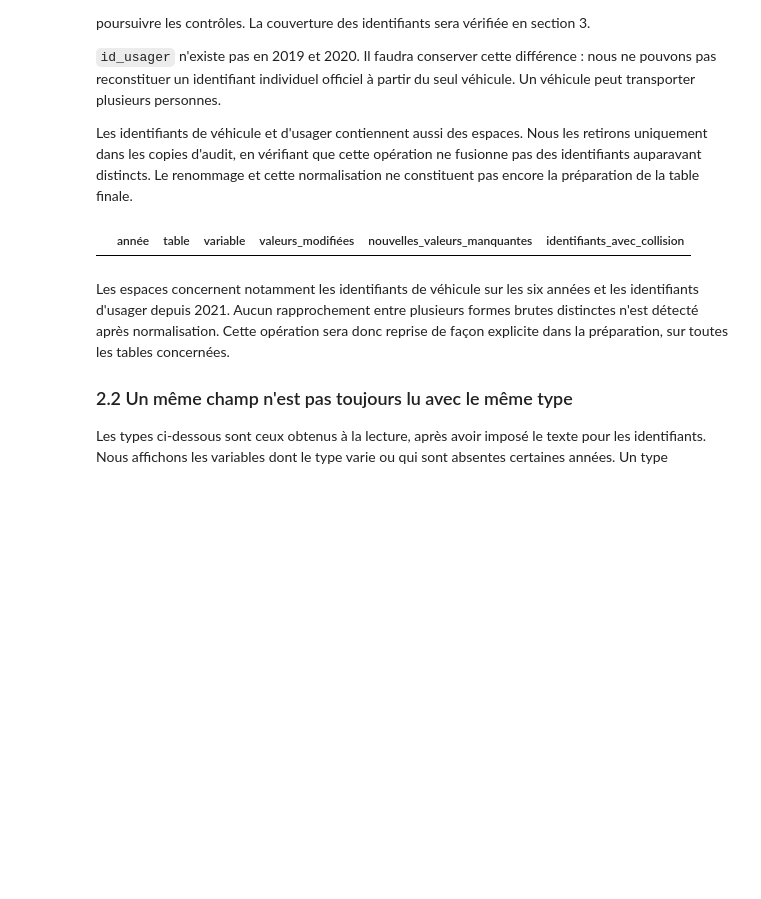
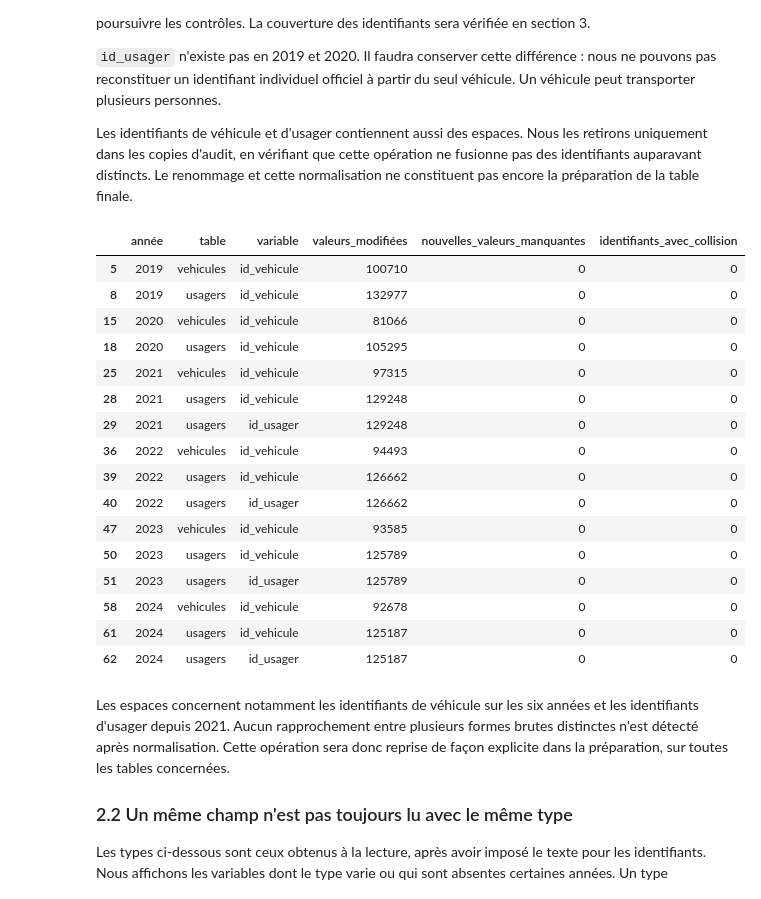
Before and after one commit to birane-m/road-accident-severity-analysis, a Jupyter notebook: notebooks/02_schema_consistency_2019_2024.ipynb, the cells around one changed output. Cells and saved outputs as stored; diff of their text form; code cells hidden in the pictures; blank space fills up the shorter version.

```diff
--- a/notebooks/02_schema_consistency_2019_2024.ipynb
+++ b/notebooks/02_schema_consistency_2019_2024.ipynb
@@ -172,34 +172,50 @@ encore la préparation de la table finale.
 audit_tables = {}
 normalization_rows = []
 identifier_cols = ["Num_Acc", "id_vehicule", "id_usager", "num_veh", "dep", "com"]
 for year in YEARS:
     audit_tables[year] = {}
     for name, source in raw_tables[year].items():
         df = source.rename(columns={"Accident_Id": "Num_Acc"}).copy()
         for col in identifier_cols:
             if col not in df:
                 continue
             before = df[col].astype("string")
-            after = before.str.strip().replace("", pd.NA)
+            after = before.str.replace(r"\s+", "", regex=True).replace("", pd.NA)
             changed = before.fillna("<NA>").ne(after.fillna("<NA>"))
             # Plusieurs formes brutes d'un même identifiant normalisé signalent une collision.
             pairs = pd.DataFrame({"avant": before, "après": after}).dropna().drop_duplicates()
             collisions = pairs.groupby("après")["avant"].nunique().gt(1).sum()
             normalization_rows.append({
                 "année": year, "table": name, "variable": col,
                 "valeurs_modifiées": int(changed.sum()),
                 "nouvelles_valeurs_manquantes": int((before.notna() & after.isna()).sum()),
                 "identifiants_avec_collision": int(collisions),
             })
             df[col] = after
         audit_tables[year][name] = df
 normalization_report = pd.DataFrame(normalization_rows)
 display(normalization_report.loc[
     normalization_report[["valeurs_modifiées", "nouvelles_valeurs_manquantes",
                           "identifiants_avec_collision"]].ne(0).any(axis=1)
 ])
 # %% [output]
 |  | année | table | variable | valeurs_modifiées | nouvelles_valeurs_manquantes | identifiants_avec_collision |
+| 5 | 2019 | vehicules | id_vehicule | 100710 | 0 | 0 |
+| 8 | 2019 | usagers | id_vehicule | 132977 | 0 | 0 |
+| 15 | 2020 | vehicules | id_vehicule | 81066 | 0 | 0 |
+| 18 | 2020 | usagers | id_vehicule | 105295 | 0 | 0 |
+| 25 | 2021 | vehicules | id_vehicule | 97315 | 0 | 0 |
+| 28 | 2021 | usagers | id_vehicule | 129248 | 0 | 0 |
+| 29 | 2021 | usagers | id_usager | 129248 | 0 | 0 |
+| 36 | 2022 | vehicules | id_vehicule | 94493 | 0 | 0 |
+| 39 | 2022 | usagers | id_vehicule | 126662 | 0 | 0 |
+| 40 | 2022 | usagers | id_usager | 126662 | 0 | 0 |
+| 47 | 2023 | vehicules | id_vehicule | 93585 | 0 | 0 |
+| 50 | 2023 | usagers | id_vehicule | 125789 | 0 | 0 |
+| 51 | 2023 | usagers | id_usager | 125789 | 0 | 0 |
+| 58 | 2024 | vehicules | id_vehicule | 92678 | 0 | 0 |
+| 61 | 2024 | usagers | id_vehicule | 125187 | 0 | 0 |
+| 62 | 2024 | usagers | id_usager | 125187 | 0 | 0 |
 # %% [markdown]
 Les espaces concernent notamment les identifiants de véhicule sur les six années et
 les identifiants d'usager depuis 2021. Aucun rapprochement entre plusieurs formes brutes
```
Also changed, not shown: parts of 1 cell of this notebook, 1 other file.
